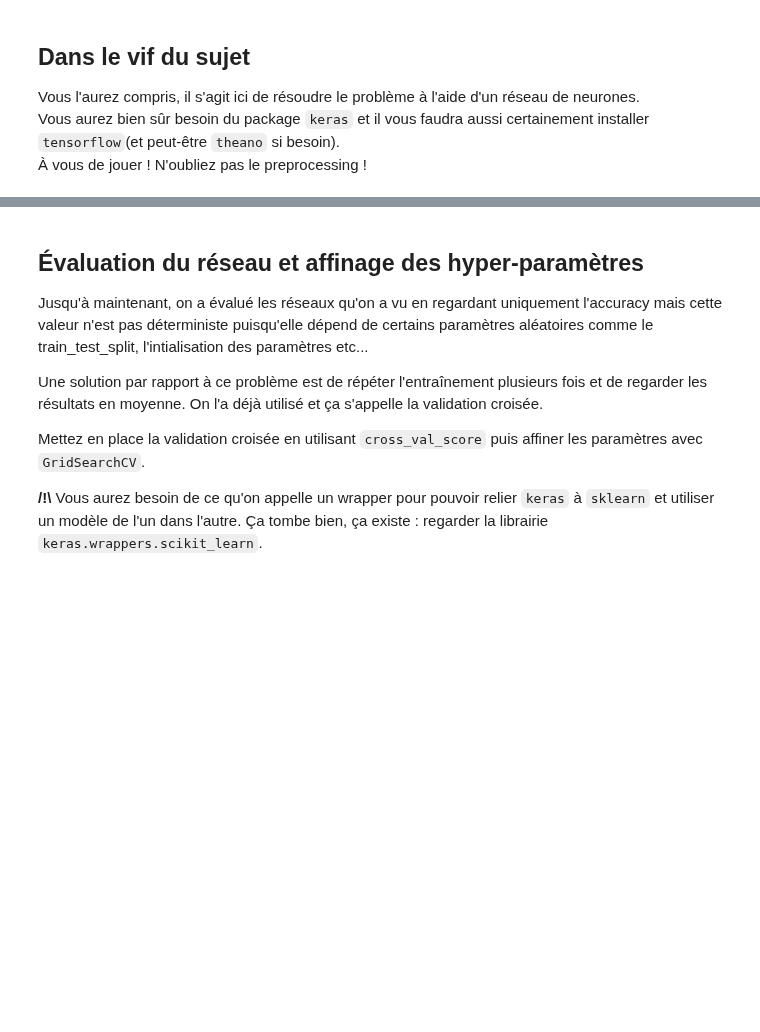
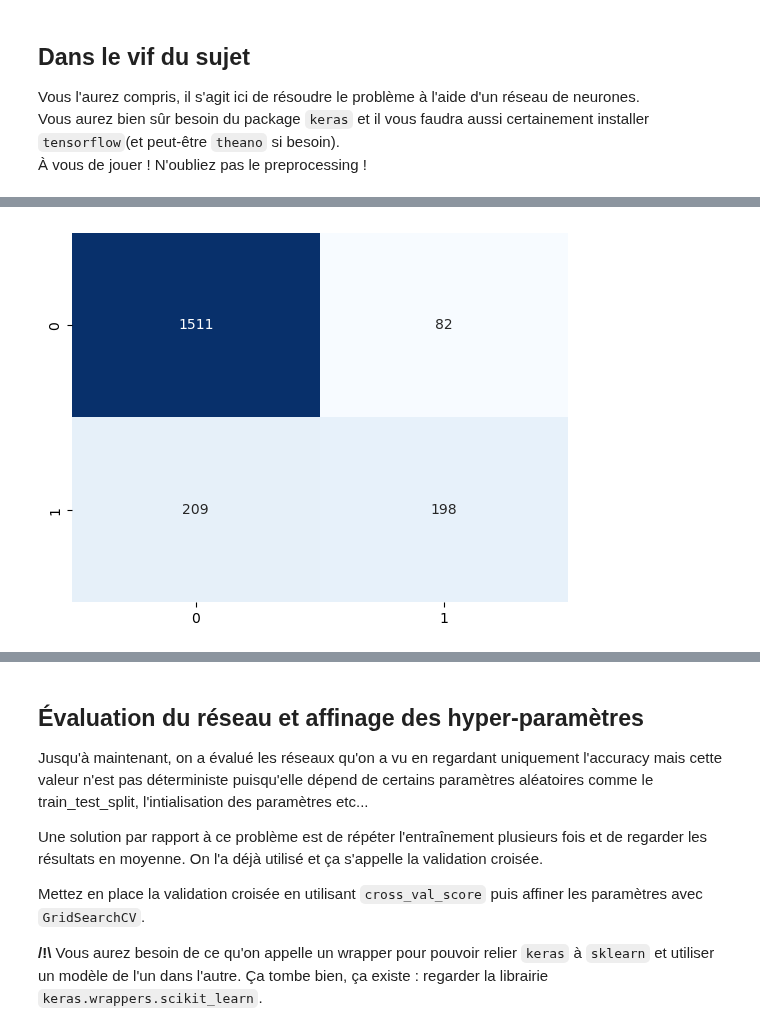
Before and after one commit to louiskuhn/IA-P3-Euskadi, a Jupyter notebook: Ressources/Deep Learning/Artificial Neural Network/ANN - attrition banque.ipynb, the cells around one changed output, grey strips where cells are left out. Cells and saved outputs as stored; diff of their text form; code cells hidden in the pictures; blank space fills up the shorter version.

```diff
--- a/Ressources/Deep Learning/Artificial Neural Network/ANN - attrition banque.ipynb
+++ b/Ressources/Deep Learning/Artificial Neural Network/ANN - attrition banque.ipynb
@@ -31,0 +100,5 @@ N'oubliez pas le preprocessing !
+# %%
+# découpage train/test
+from sklearn.model_selection import train_test_split
+X_train, X_test, y_train, y_test = train_test_split(X, y, test_size=0.2, stratify = y, random_state=0)
+X_train.shape, X_test.shape, y_train.shape, y_test.shape
@@ -31,0 +124,15 @@ N'oubliez pas le preprocessing !
+# %%
+# pipeline de preprocessing
+# onehotencoder pour les variables catégoriques
+# standard scaler pour les variables numériques
+from sklearn.preprocessing import OneHotEncoder, StandardScaler
+from sklearn.compose import make_column_transformer, make_column_selector
+
+preprocessor = make_column_transformer(
+    (OneHotEncoder(drop='first'), ['Geography', 'Gender']),
+    (StandardScaler(), make_column_selector(dtype_exclude='object'))
+)
+
+X_train_pp = preprocessor.fit_transform(X_train)
+X_test_pp = preprocessor.transform(X_test)
+X_train_pp.shape, X_test_pp.shape
@@ -31,0 +141,17 @@ N'oubliez pas le preprocessing !
+# %%
+# on passe à l'ANN
+from keras.models import Sequential
+from keras.layers import Dense
+
+# architecture du réseau
+mlp = Sequential()
+mlp.add(Dense(input_dim=11, units=12, activation='relu'))
+mlp.add(Dense(units=8, activation='relu'))
+mlp.add(Dense(units=6, activation='relu'))
+mlp.add(Dense(units=1, activation='sigmoid'))
+
+# hyperparamètres d'apprentissage
+mlp.compile(optimizer='adam', loss='binary_crossentropy', metrics=['accuracy'])
+
+# entraînement
+mlp.fit(X_train_pp, y_train, batch_size=32, epochs=100, validation_data=(X_test_pp, y_test))
@@ -31,0 +202,2 @@ N'oubliez pas le preprocessing !
+# %%
+y_pred = 1 * (mlp.predict(X_test_pp) > 0.5)
@@ -31,0 +206,5 @@ N'oubliez pas le preprocessing !
+# %%
+from sklearn.metrics import confusion_matrix, classification_report
+sns.heatmap(confusion_matrix(y_test, y_pred), annot=True, cbar=False, cmap='Blues', fmt='d');
+# %% [output]
+[figure, added]
```
Also changed, not shown: parts of 16 cells of this notebook, 1 other file.
